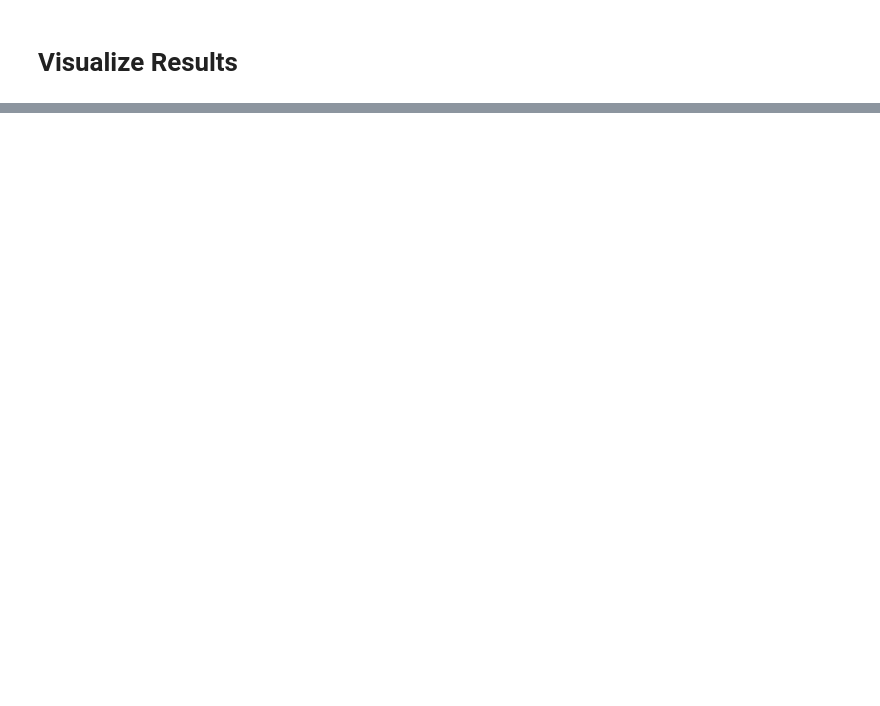
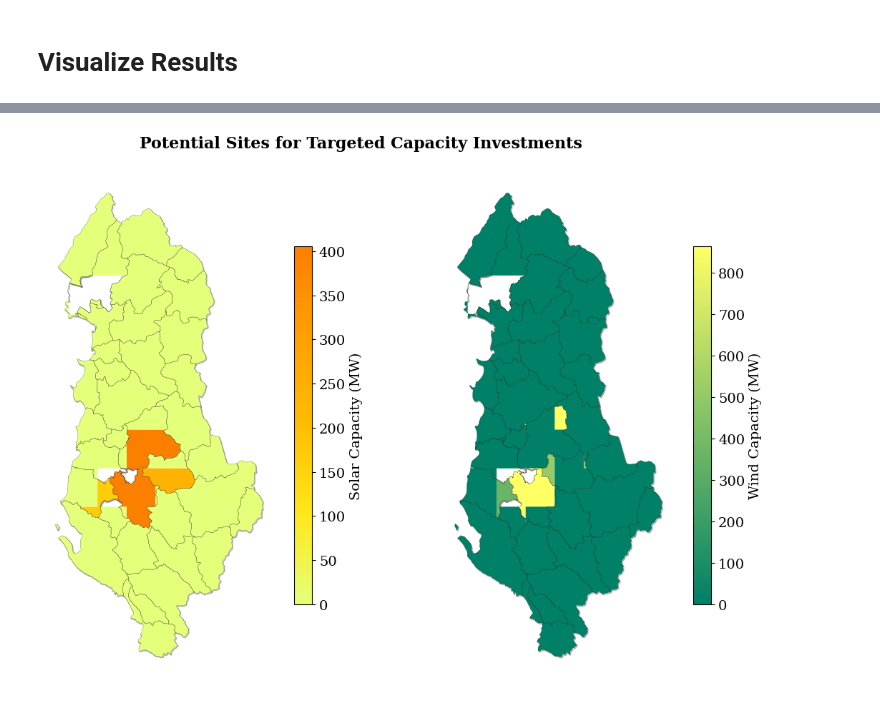
Before and after one commit to DeltaE/RESource, a Jupyter notebook: resources_playground_WB6.ipynb, the cells around one changed output, grey strips where cells are left out. Drawn from its saved outputs; the diff is of its cells as text; code cells hidden in the pictures; blank space fills up the shorter version.

```diff
--- a/resources_playground_WB6.ipynb
+++ b/resources_playground_WB6.ipynb
@@ -688,0 +415,68 @@ plt.show()
+# %%
+import matplotlib.pyplot as plt
+import pandas as pd
+
+# Ensure 'Region' column is present
+if sub_national_unit_tag not in boundary.columns:
+    boundary = boundary.reset_index(inplace=True)
+
+# Assign a number to each region
+boundary['Region_Number'] = range(1, len(boundary) + 1)
+
+# Create figure and axes
+fig, (ax1, ax2) = plt.subplots(figsize=(12, 8), ncols=2)
+fig.suptitle("Potential Sites for Targeted Capacity Investments", fontsize=16, weight='bold')
+
+# Turn off axes
+ax1.set_axis_off()
+ax2.set_axis_off()
+
+# Shadow offset
+shadow_offset = 0.005
+
+# --- Solar map ---
+# Shadow
+boundary.geometry = boundary.geometry.translate(xoff=shadow_offset, yoff=-shadow_offset)
+boundary.plot(ax=ax1, color='None', edgecolor='grey', linewidth=1, alpha=0.7)
+boundary.geometry = boundary.geometry.translate(xoff=-shadow_offset, yoff=shadow_offset)
+
+# Continuous colormap for solar
+resource_clusters_solar.plot(
+    column='potential_capacity',
+    ax=ax1,
+    cmap='Wistia',
+    legend=True,
+    legend_kwds={
+        'label': "Solar Capacity (MW)",
+        'shrink': 0.7
+    }
+)
+
+boundary.plot(ax=ax1, facecolor='none', edgecolor='black', linewidth=0.2, alpha=0.7)
+
+# --- Wind map ---
+# Shadow
+boundary.geometry = boundary.geometry.translate(xoff=shadow_offset, yoff=-shadow_offset)
+boundary.plot(ax=ax2, color='None', edgecolor='grey', linewidth=1, alpha=0.7)
+boundary.geometry = boundary.geometry.translate(xoff=-shadow_offset, yoff=shadow_offset)
+
+# Continuous colormap for wind
+resource_clusters_wind.plot(
+    column='potential_capacity',
+    ax=ax2,
+    cmap='summer',
+    legend=True,
+    legend_kwds={
+        'label': "Wind Capacity (MW)",
+        'shrink': 0.7
+    }
+)
+
+boundary.plot(ax=ax2, facecolor='none', edgecolor='black', linewidth=0.2, alpha=0.7)
+
+# Final touches
+fig.patch.set_alpha(0)
+plt.tight_layout()
+plt.show()
+# %% [output]
+[figure, added]
```
Also changed, not shown: parts of 35 cells of this notebook, 1 other file.
